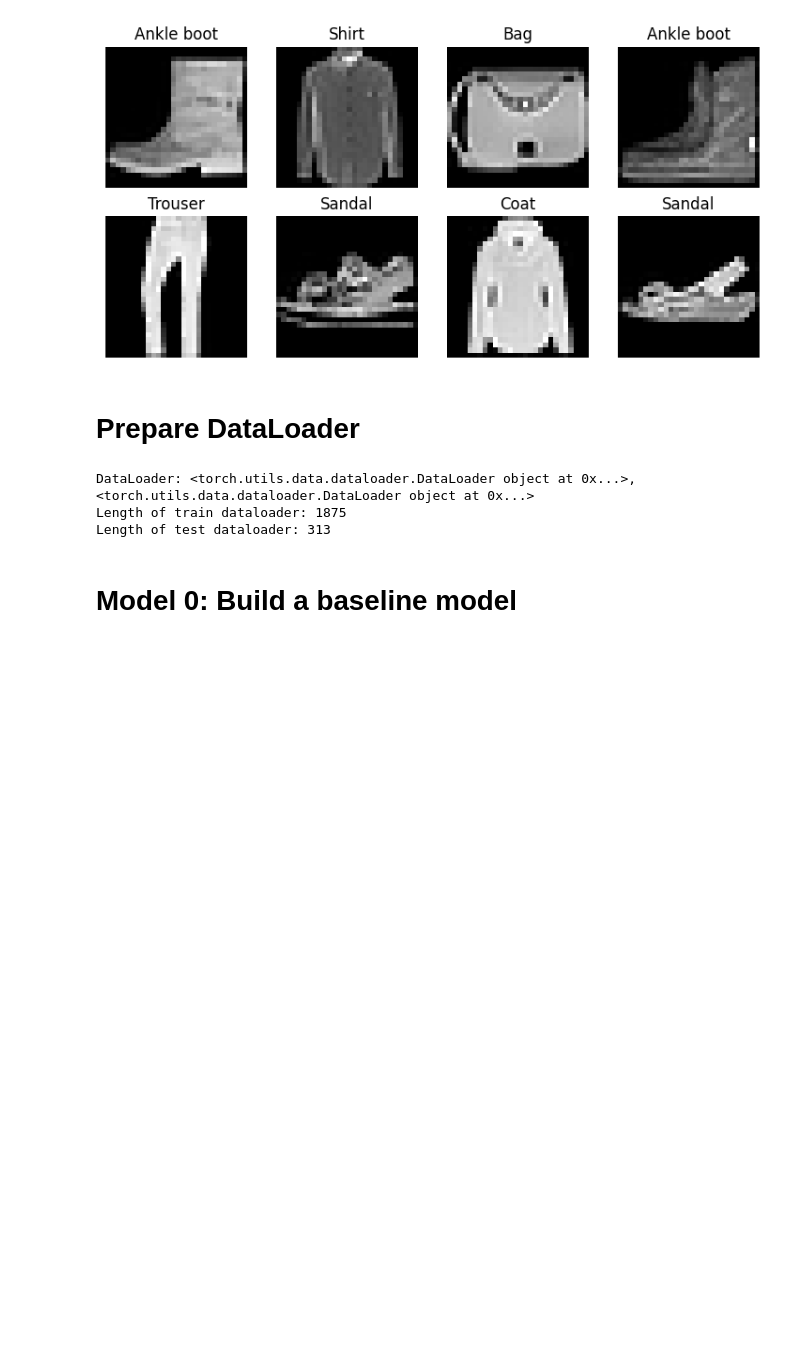
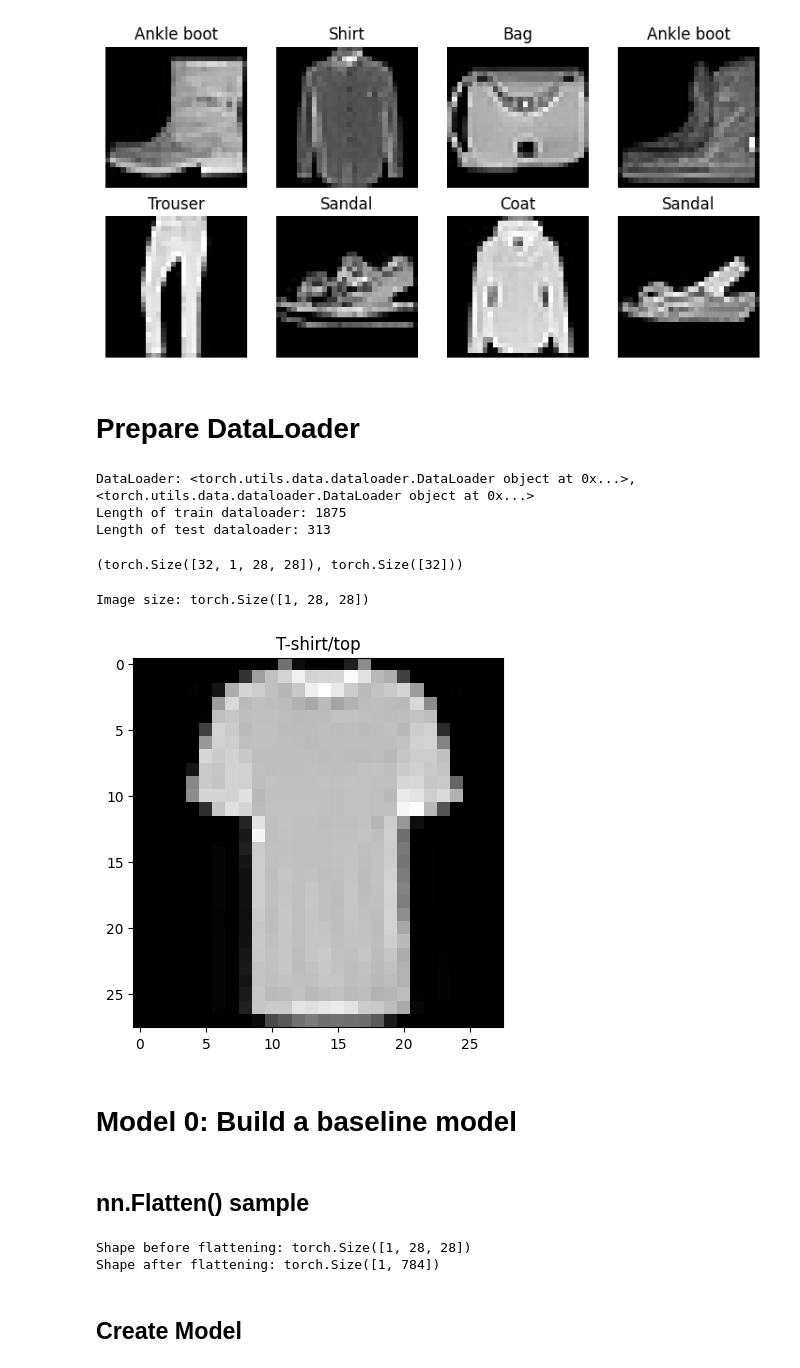
Before and after one commit to northpr/pytorch-resource, a Jupyter notebook: nbs/03_pytorch_conputer_vision.ipynb, the cells around one changed output. Drawn from its saved outputs; the diff is of its cells as text; code cells hidden in the pictures; blank space fills up the shorter version.

Commit message:
start image classification

```diff
--- a/nbs/03_pytorch_conputer_vision.ipynb
+++ b/nbs/03_pytorch_conputer_vision.ipynb
@@ -132,8 +112,27 @@ print(f"Length of test dataloader: {len(test_dataloader)}")
 DataLoader: <torch.utils.data.dataloader.DataLoader object at 0x...>, <torch.utils.data.dataloader.DataLoader object at 0x...>
 Length of train dataloader: 1875
 Length of test dataloader: 313
+# %%
+# Check out what's inside the training dataloader
+train_features_batch, train_labels_batch = next(iter(train_dataloader))
+train_features_batch.shape, train_labels_batch.shape
+# %% [output]
+(torch.Size([32, 1, 28, 28]), torch.Size([32]))
+# %%
+# Show sample
+torch.manual_seed(42)
+random_idx = torch.randint(0, len(train_features_batch), size=[1]).item()
+img, label = train_features_batch[random_idx], train_labels_batch[random_idx]
+plt.imshow(img.squeeze(), cmap="gray")
+plt.title(train_data.classes[label])
+print(f"Image size: {img.shape}")
+# %% [output]
+Image size: torch.Size([1, 28, 28])
+[figure, added]
 # %% [markdown]
 # Model 0: Build a baseline model
+# %% [markdown]
+## nn.Flatten() sample
 # %%
 # Create a flatten layer
 flatten_model = nn.Flatten()
@@ -143,3 +142,12 @@ x = train_features_batch[0]
 
 # Flatten the sample
 output = flatten_model(x)
+
+# Print out what happened
+print(f"Shape before flattening: {x.shape}")
+print(f"Shape after flattening: {output.shape}")
+# %% [output]
+Shape before flattening: torch.Size([1, 28, 28])
+Shape after flattening: torch.Size([1, 784])
+# %% [markdown]
+## Create Model
```
Also changed, not shown: parts of 13 cells of this notebook, 3 other files.
